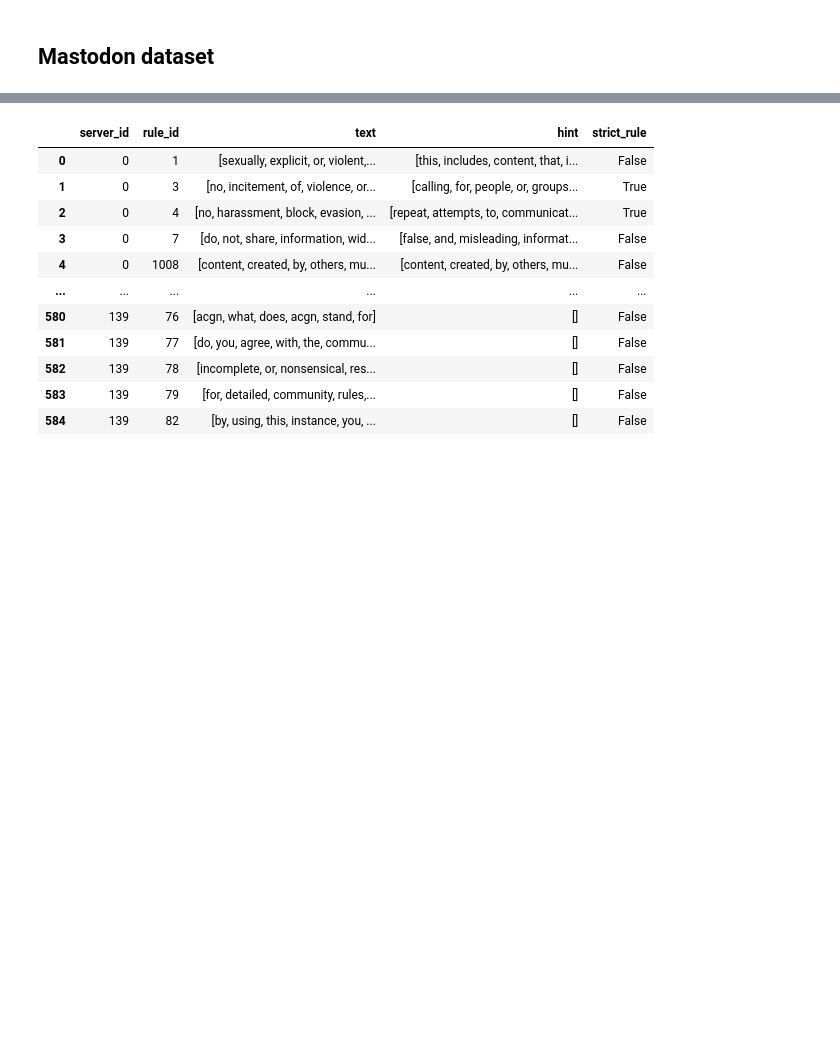
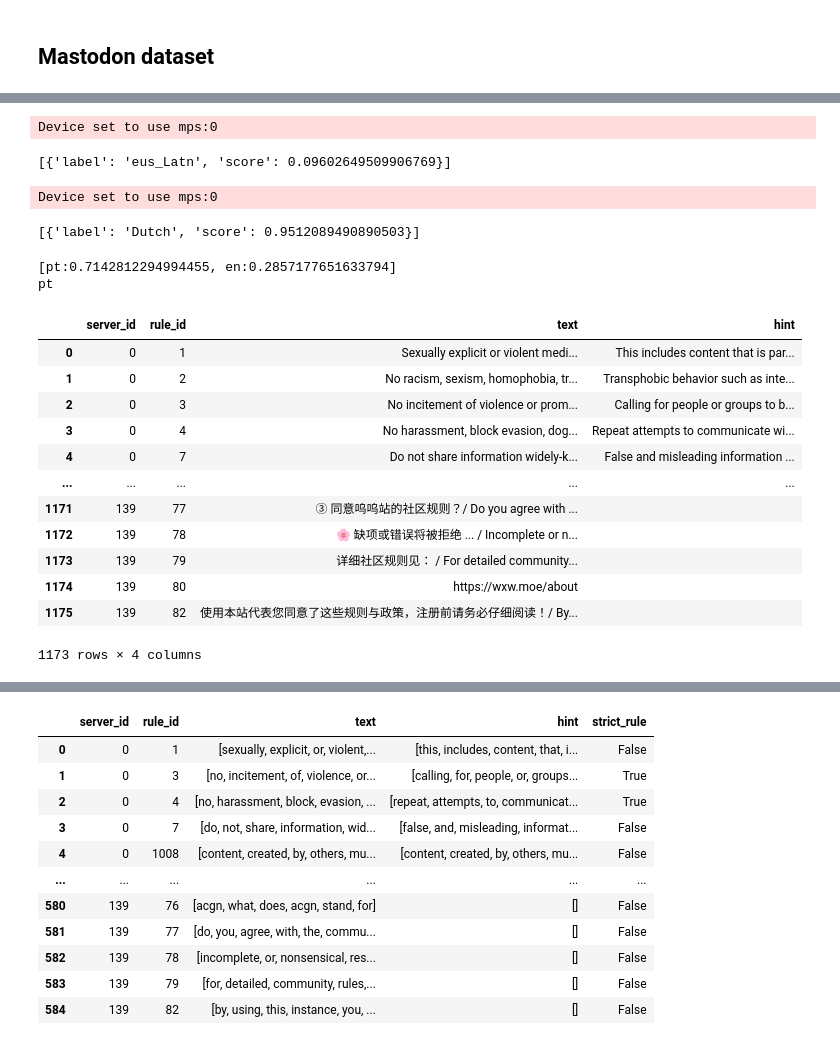
Before and after one commit to fht-epfl/socialmedia_project, a Jupyter notebook: analysis/NLP_analysis_rules.ipynb, the cells around one changed output, grey strips where cells are left out. Cells and saved outputs as stored; diff of their text form; code cells hidden in the pictures; blank space fills up the shorter version.

```diff
--- a/analysis/NLP_analysis_rules.ipynb
+++ b/analysis/NLP_analysis_rules.ipynb
@@ -193,3 +202,60 @@ print(f" We removed {rules.shape[0] - df_english.shape[0]} of the {rules.shape[0
+# %%
+from transformers import AutoTokenizer, AutoModelForSequenceClassification, pipeline
+
+tokenizer = AutoTokenizer.from_pretrained("alexneakameni/language_detection")
+model = AutoModelForSequenceClassification.from_pretrained("alexneakameni/language_detection")
+
+language_detection = pipeline("text-classification", model=model, tokenizer=tokenizer)
+
+text = "Hello world!"
+predictions = language_detection(text)
+print(predictions)
+# %% [output]
+Device set to use mps:0
+[{'label': 'eus_Latn', 'score': 0.09602649509906769}]
+# %%
+# Use a pipeline as a high-level helper
+from transformers import pipeline
+
+pipe = pipeline("text-classification", model="spolivin/lang-recogn-model")
+
+# Load model directly
+from transformers import AutoTokenizer, AutoModelForSequenceClassification
+
+tokenizer = AutoTokenizer.from_pretrained("spolivin/lang-recogn-model")
+model = AutoModelForSequenceClassification.from_pretrained("spolivin/lang-recogn-model")
+# %% [output]
+Device set to use mps:0
+# %%
+text = "Bleep-bloop-bleep. No robots 🤖 "
+predictions = pipe(text)
+print(predictions)
+# %% [output]
+[{'label': 'Dutch', 'score': 0.9512089490890503}]
+# %%
+from langdetect import detect_langs, detect
+sentence = "No racism, sexism, homophobia, transphobia, ableism, xenophobia, or casteism."
+print(detect_langs(sentence))
+print(detect(sentence))
+# %% [output]
+[pt:0.7142812294994455, en:0.2857177651633794]
+pt
+# %%
+mastodon_rules_english
+# %% [output]
+|  | server_id | rule_id | text | hint |
+| 0 | 0 | 1 | Sexually explicit or violent medi... | This includes content that is par... |
+| 1 | 0 | 2 | No racism, sexism, homophobia, tr... | Transphobic behavior such as inte... |
+| 2 | 0 | 3 | No incitement of violence or prom... | Calling for people or groups to b... |
+| 3 | 0 | 4 | No harassment, block evasion, dog... | Repeat attempts to communicate wi... |
+| 4 | 0 | 7 | Do not share information widely-k... | False and misleading information ... |
+| ... | ... | ... | ... | ... |
+| 1171 | 139 | 77 | ③ 同意呜呜站的社区规则？/ Do you agree with ... |  |
+| 1172 | 139 | 78 | 🌸 缺项或错误将被拒绝 ... / Incomplete or n... |  |
+| 1173 | 139 | 79 | 详细社区规则见： / For detailed community... |  |
+| 1174 | 139 | 80 | https://wxw.moe/about |  |
+| 1175 | 139 | 82 | 使用本站代表您同意了这些规则与政策，注册前请务必仔细阅读！/ By... |  |
+1173 rows × 4 columns
 # %%
 # Detect the language of the description among the supposedly engish servers
 server_descr_english = df_mastodon_en[df_mastodon_en['description'].apply(utils.is_english)].index
```
Also changed, not shown: parts of 11 cells of this notebook, 1 other file.
